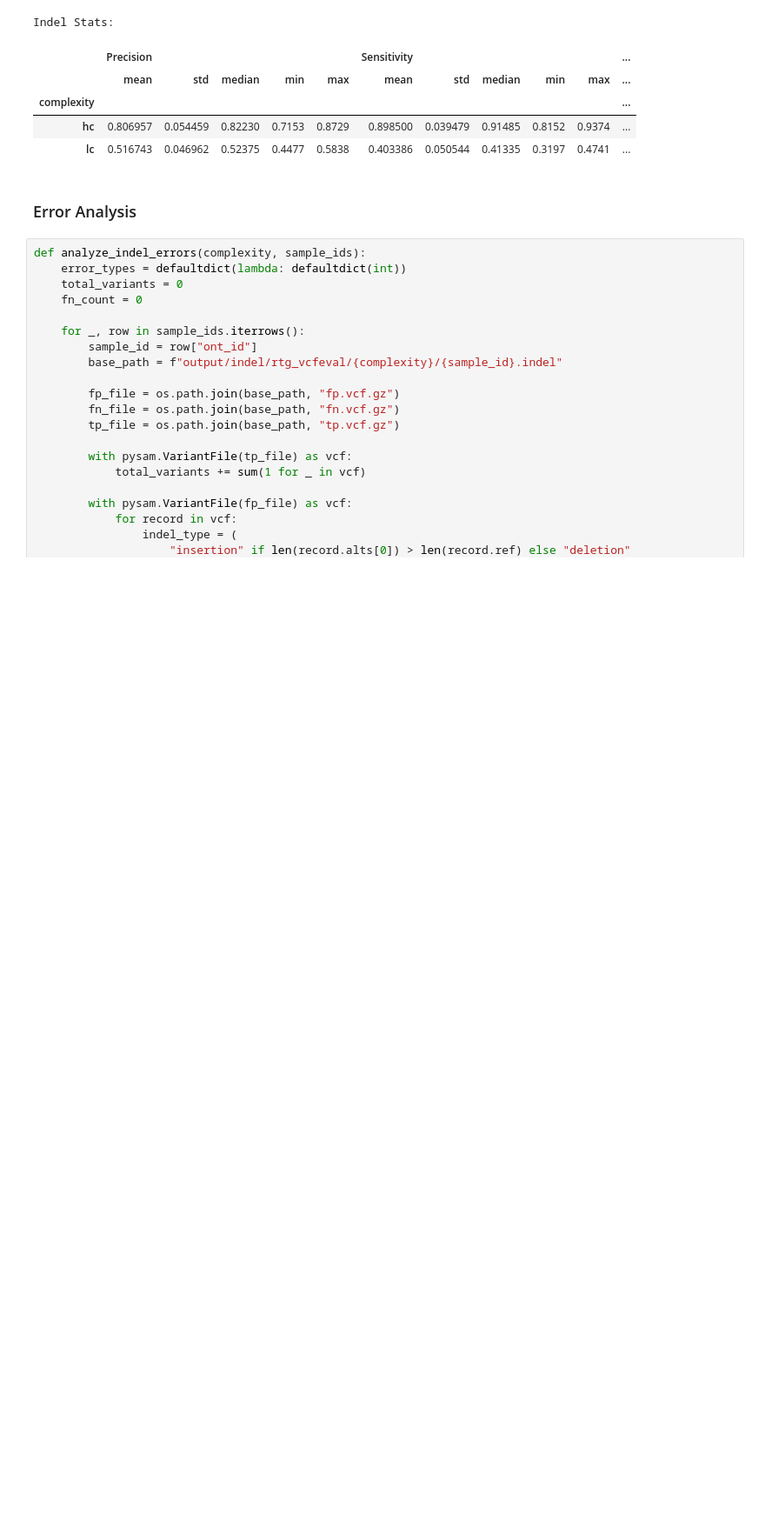
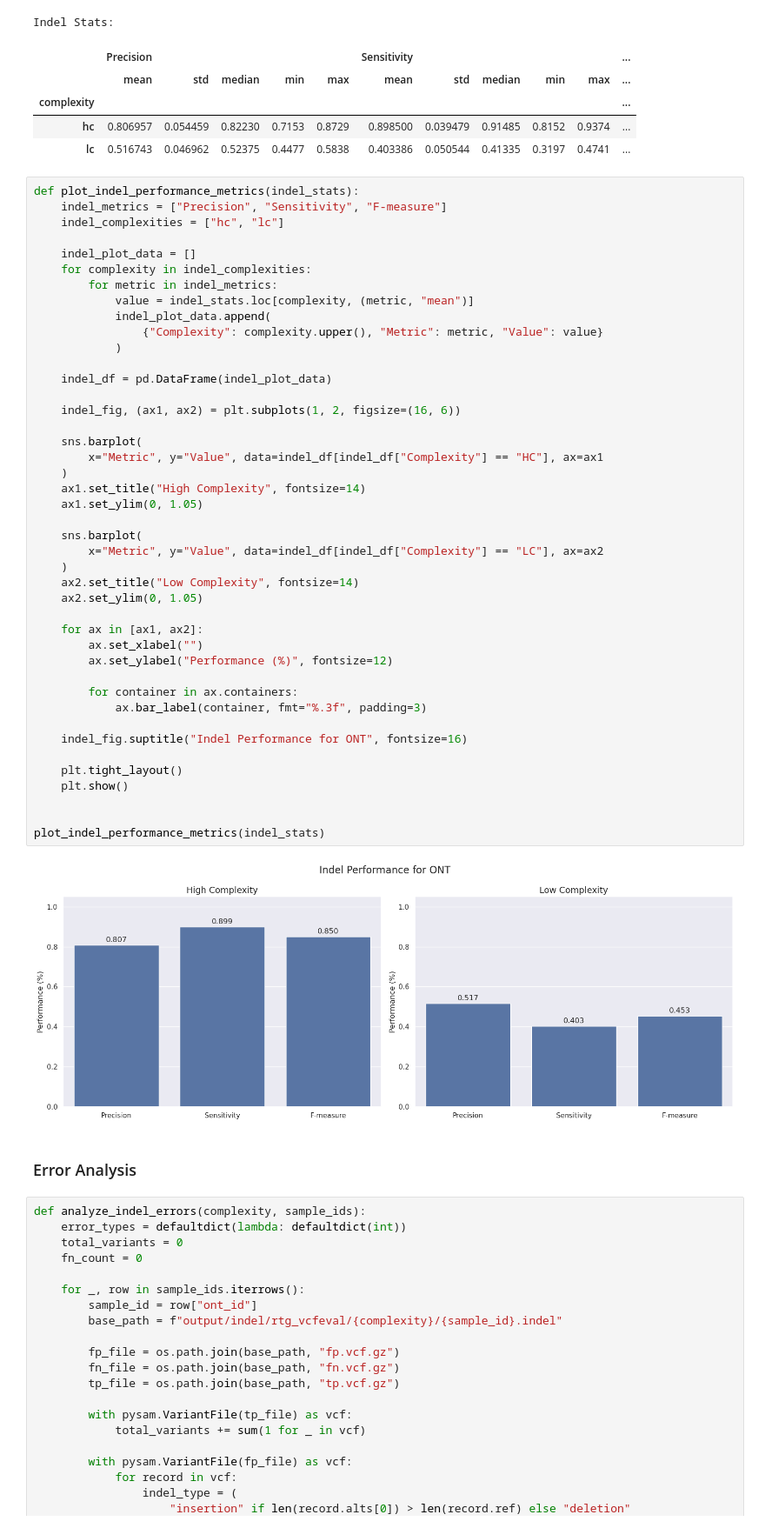
Before and after one commit to KHP-Informatics/ont-benchmark, a Jupyter notebook: jupyter/ont-benchmark.ipynb, the cells around one changed output. Shown at 87% size. Cells and saved outputs as stored; diff of their text form; blank space fills up the shorter version.

```diff
--- a/jupyter/ont-benchmark.ipynb
+++ b/jupyter/ont-benchmark.ipynb
@@ -446,6 +609,51 @@ Indel Stats:
 | complexity |  |  |  |  |  |  |  |  |  |  | ... |
 | hc | 0.806957 | 0.054459 | 0.82230 | 0.7153 | 0.8729 | 0.898500 | 0.039479 | 0.91485 | 0.8152 | 0.9374 | ... |
 | lc | 0.516743 | 0.046962 | 0.52375 | 0.4477 | 0.5838 | 0.403386 | 0.050544 | 0.41335 | 0.3197 | 0.4741 | ... |
+# %%
+def plot_indel_performance_metrics(indel_stats):
+    indel_metrics = ["Precision", "Sensitivity", "F-measure"]
+    indel_complexities = ["hc", "lc"]
+
+    indel_plot_data = []
+    for complexity in indel_complexities:
+        for metric in indel_metrics:
+            value = indel_stats.loc[complexity, (metric, "mean")]
+            indel_plot_data.append(
+                {"Complexity": complexity.upper(), "Metric": metric, "Value": value}
+            )
+
+    indel_df = pd.DataFrame(indel_plot_data)
+
+    indel_fig, (ax1, ax2) = plt.subplots(1, 2, figsize=(16, 6))
+
+    sns.barplot(
+        x="Metric", y="Value", data=indel_df[indel_df["Complexity"] == "HC"], ax=ax1
+    )
+    ax1.set_title("High Complexity", fontsize=14)
+    ax1.set_ylim(0, 1.05)
+
+    sns.barplot(
+        x="Metric", y="Value", data=indel_df[indel_df["Complexity"] == "LC"], ax=ax2
+    )
+    ax2.set_title("Low Complexity", fontsize=14)
+    ax2.set_ylim(0, 1.05)
+
+    for ax in [ax1, ax2]:
+        ax.set_xlabel("")
+        ax.set_ylabel("Performance (%)", fontsize=12)
+
+        for container in ax.containers:
+            ax.bar_label(container, fmt="%.3f", padding=3)
+
+    indel_fig.suptitle("Indel Performance for ONT", fontsize=16)
+
+    plt.tight_layout()
+    plt.show()
+
+
+plot_indel_performance_metrics(indel_stats)
+# %% [output]
+[figure, added]
 # %% [markdown]
 ### Error Analysis
 # %%
```
Also changed, not shown: parts of 11 cells of this notebook.
